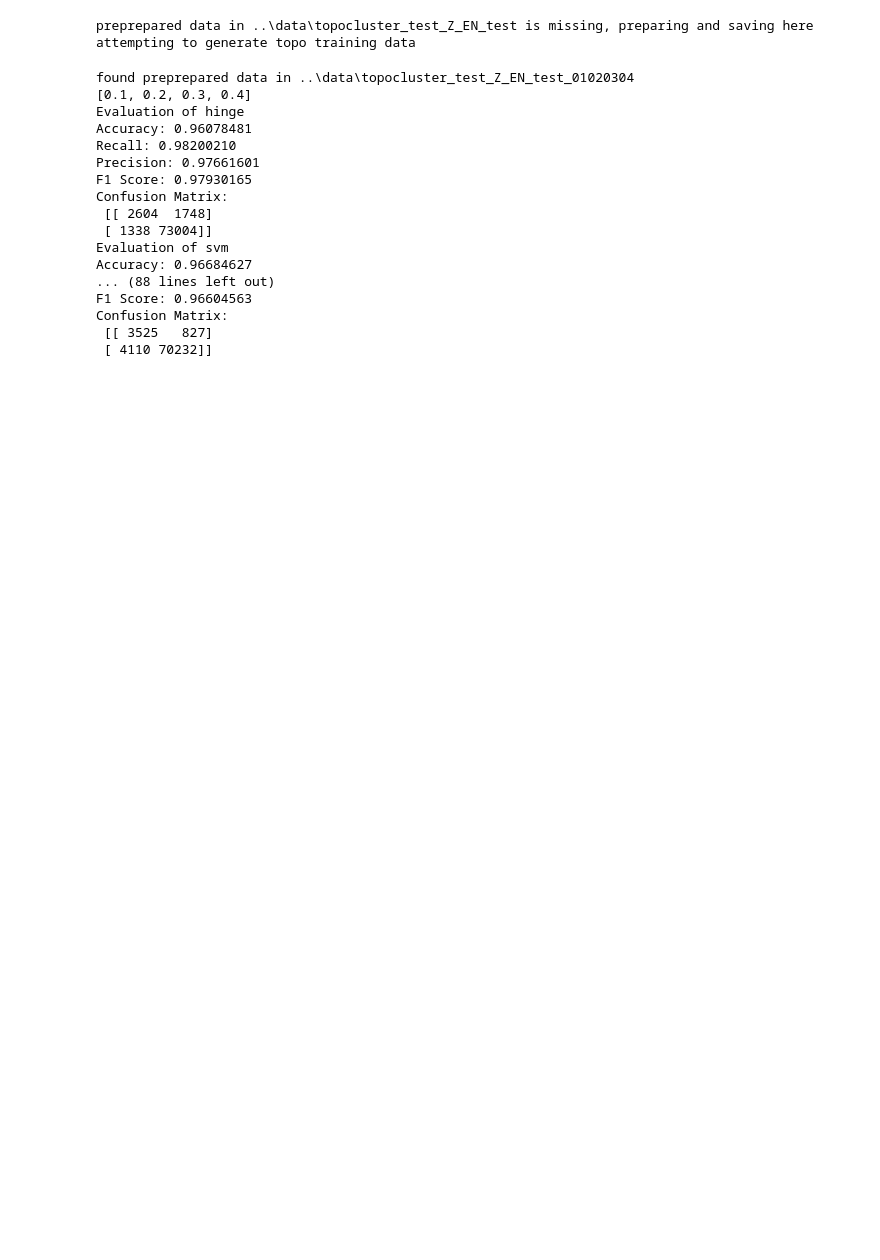
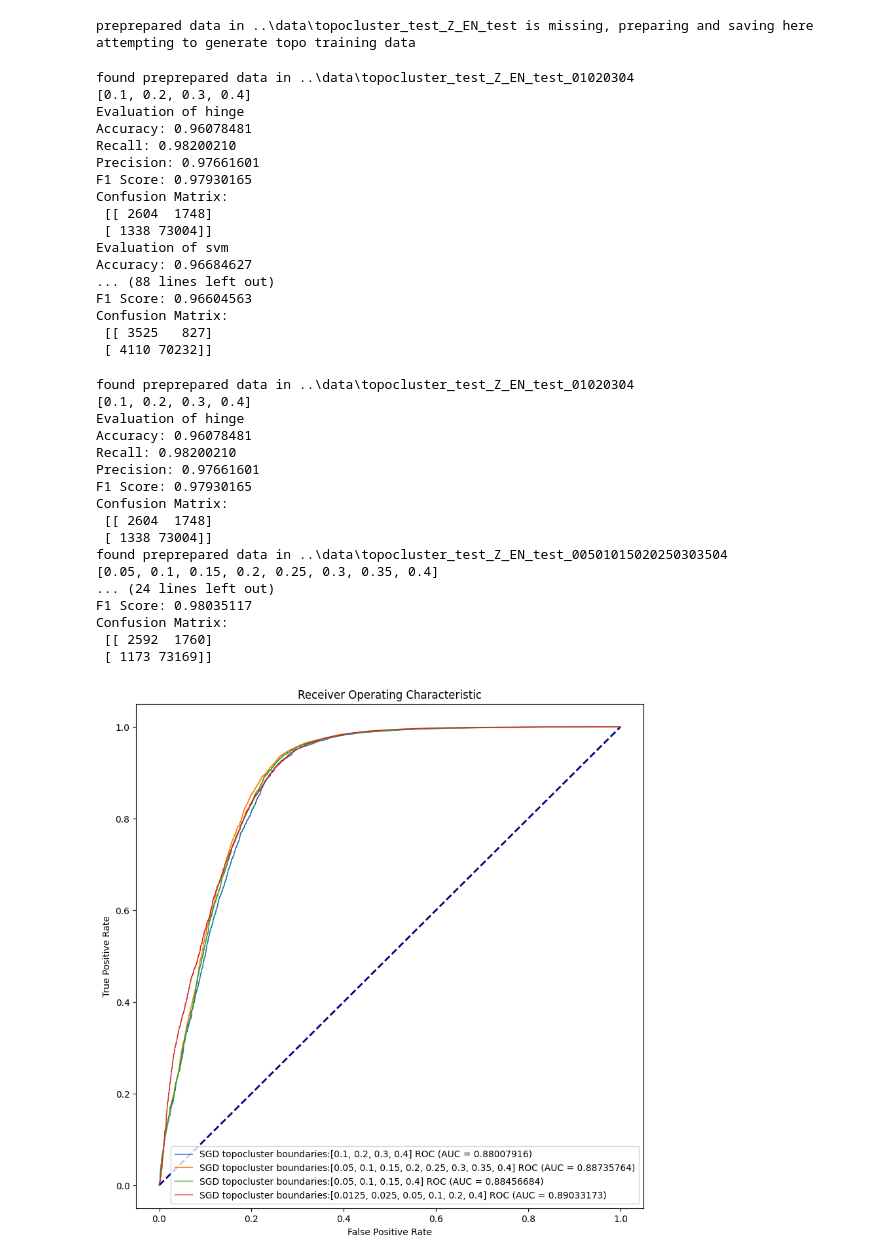
Before and after one commit to chirpt/ATLAS-L1-Trigger-Y4-Project, a Jupyter notebook: initial tests/topocluster_test3.ipynb, the cells around one changed output. Drawn from its saved outputs; the diff is of its cells as text; code cells hidden in the pictures; blank space fills up the shorter version.

Commit message:
Data and utilities

```diff
--- a/initial tests/topocluster_test3.ipynb
+++ b/initial tests/topocluster_test3.ipynb
@@ -59,3 +59,47 @@ F1 Score: 0.96604563
 Confusion Matrix:
  [[ 3525   827]
  [ 4110 70232]]
+# %%
+distance_boundaries_array = [[0.1,0.2,0.3,0.4],
+                             [0.05,0.1,0.15,0.2,0.25,0.3,0.35,0.4],
+                             [0.05,0.1,0.15,0.4],
+                             [0.0125,0.025,0.05,0.1,0.2,0.4]]
+
+plt.figure(figsize=(10, 10))
+plt.plot([0, 1], [0, 1], color='navy', lw=2, linestyle='--')
+
+for distance_boundaries in distance_boundaries_array:
+    extension = ''.join(str(decimal).replace('.','').replace('.','') for decimal in distance_boundaries)
+    X_train, X_test, y_train, y_test, pd_passthrough_train, pd_passthrough_test = prepare_data(accept_data_filename="l1calo_topocluster_test_Zee.root", reject_data_filename="l1calo_hist_ZB_EN.root", data_subdir=f"topocluster_test_Z_EN_test_{extension}", format_mode="topocluster_ET_boundaries",distance_boundaries=distance_boundaries)
+    hinge_sgd_clf.fit(X_train, y_train)
+    y_pred_hinge = hinge_sgd_clf.predict(X_test)
+    print(distance_boundaries)
+    evaluate_sklearn_model(y_test, y_pred_hinge, show_CR=False, show_MSE=False, model_name="hinge")
+    fpr, tpr, roc_auc = compute_roc(hinge_sgd_clf,X_test,y_test)
+    plt.plot(fpr, tpr, lw=1, label="SGD topocluster boundaries:"+f"{distance_boundaries} ROC (AUC = {roc_auc:.8f})")
+
+plt.xlabel('False Positive Rate')
+plt.ylabel('True Positive Rate')
+plt.title('Receiver Operating Characteristic')
+plt.legend(loc="lower right")
+plt.savefig("multi_roc_topo_boundary_test_SGD", dpi=400, bbox_inches='tight')
+plt.show()
+# %% [output]
+found preprepared data in ..\data\topocluster_test_Z_EN_test_01020304
+[0.1, 0.2, 0.3, 0.4]
+Evaluation of hinge
+Accuracy: 0.96078481
+Recall: 0.98200210
+Precision: 0.97661601
+F1 Score: 0.97930165
+Confusion Matrix:
+ [[ 2604  1748]
+ [ 1338 73004]]
+found preprepared data in ..\data\topocluster_test_Z_EN_test_00501015020250303504
+[0.05, 0.1, 0.15, 0.2, 0.25, 0.3, 0.35, 0.4]
+... (24 lines left out)
+F1 Score: 0.98035117
+Confusion Matrix:
+ [[ 2592  1760]
+ [ 1173 73169]]
+[figure, added]
```
Also changed, not shown: parts of 3 cells of this notebook, 24 other files.
